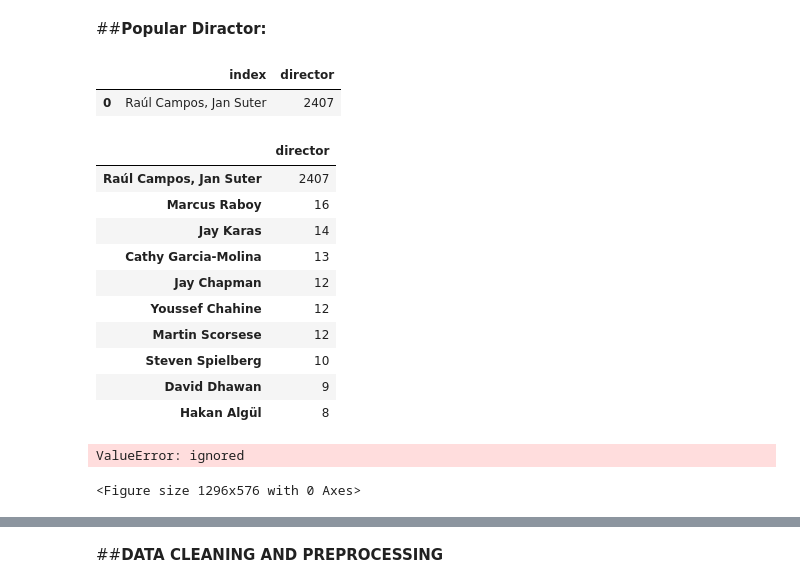
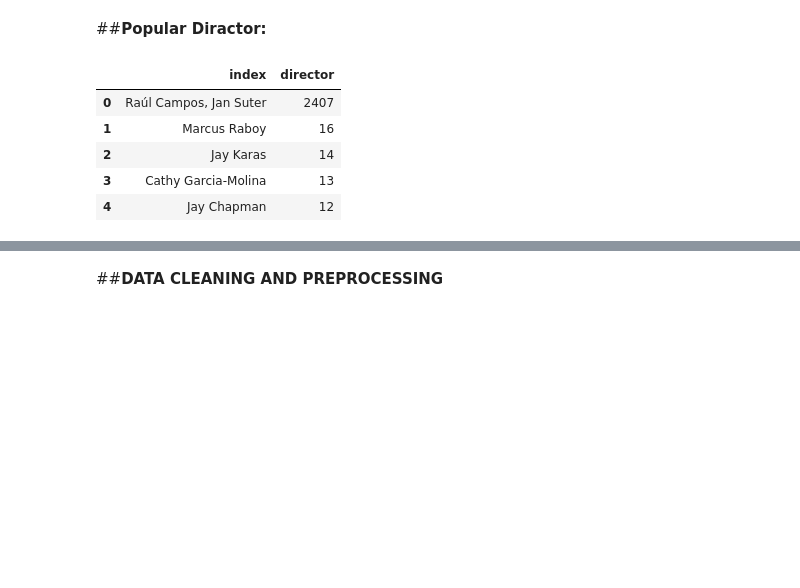
Before and after one commit to ajit04022000/Netflix-mobiles-and-Tv-show, a Jupyter notebook: NETFLIX_MOVIES_AND_TV_SHOWS_CLUSTERING.ipynb, the cells around one changed output, grey strips where cells are left out. Cells and saved outputs as stored; diff of their text form; code cells hidden in the pictures; blank space fills up the shorter version.

```diff
--- a/NETFLIX_MOVIES_AND_TV_SHOWS_CLUSTERING.ipynb
+++ b/NETFLIX_MOVIES_AND_TV_SHOWS_CLUSTERING.ipynb
@@ -945,36 +1020,15 @@ plt.show()
 ##<b>Popular Diractor:
 # %%
 top_dir = data['director'].value_counts().reset_index()
-top_dir = top_dir[top_dir['director'] /  top_dir['director'].sum() > 0.02]
-top_dir
+top_dir = top_dir[top_dir['director'] >=8]
+top_dir.head()
 # %% [output]
 |  | index | director |
 | 0 | Raúl Campos, Jan Suter | 2407 |
+| 1 | Marcus Raboy | 16 |
+| 2 | Jay Karas | 14 |
+| 3 | Cathy Garcia-Molina | 13 |
+| 4 | Jay Chapman | 12 |
-# %%
-top_dir = data['director'].value_counts().head(10).to_frame()
-top_dir
-# %% [output]
-|  | director |
-| Raúl Campos, Jan Suter | 2407 |
-| Marcus Raboy | 16 |
-| Jay Karas | 14 |
-| Cathy Garcia-Molina | 13 |
-| Jay Chapman | 12 |
-| Youssef Chahine | 12 |
-| Martin Scorsese | 12 |
-| Steven Spielberg | 10 |
-| David Dhawan | 9 |
-| Hakan Algül | 8 |
-# %%
-# type wise rating count
-plt.figure(figsize=(18,8))
-ax = sns.countplot(x=top_dir,hue='type',data=data,palette="CMRmap")
-plt.title(' Type and rating',size='16',fontweight="bold")
-for p in ax.patches:
-    ax.annotate((p.get_height()), (p.get_x() +0.1, p.get_height()+500))
-# %% [output]
-ValueError: ignored
-<Figure size 1296x576 with 0 Axes>
 # %%
 plt.subplots(figsize=(15,10))
 wordcloud = WordCloud(background_color='white',width=1920,height=1080).generate(" ".join(data.director))
```
Also changed, not shown: parts of 58 cells of this notebook.
